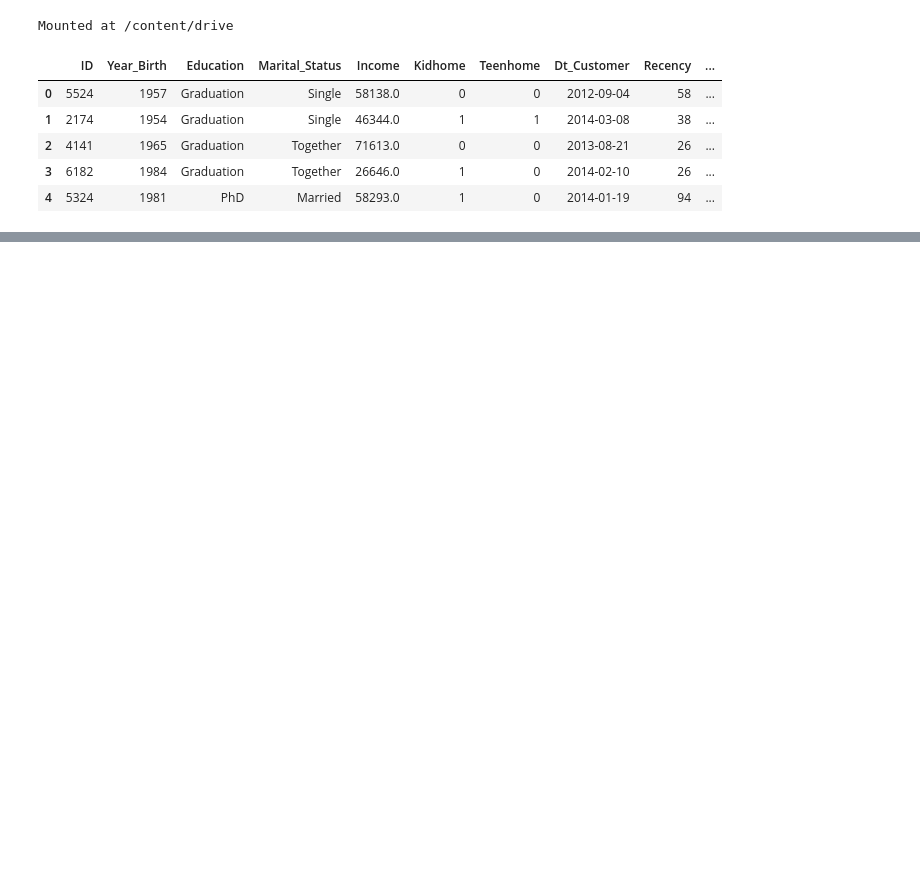
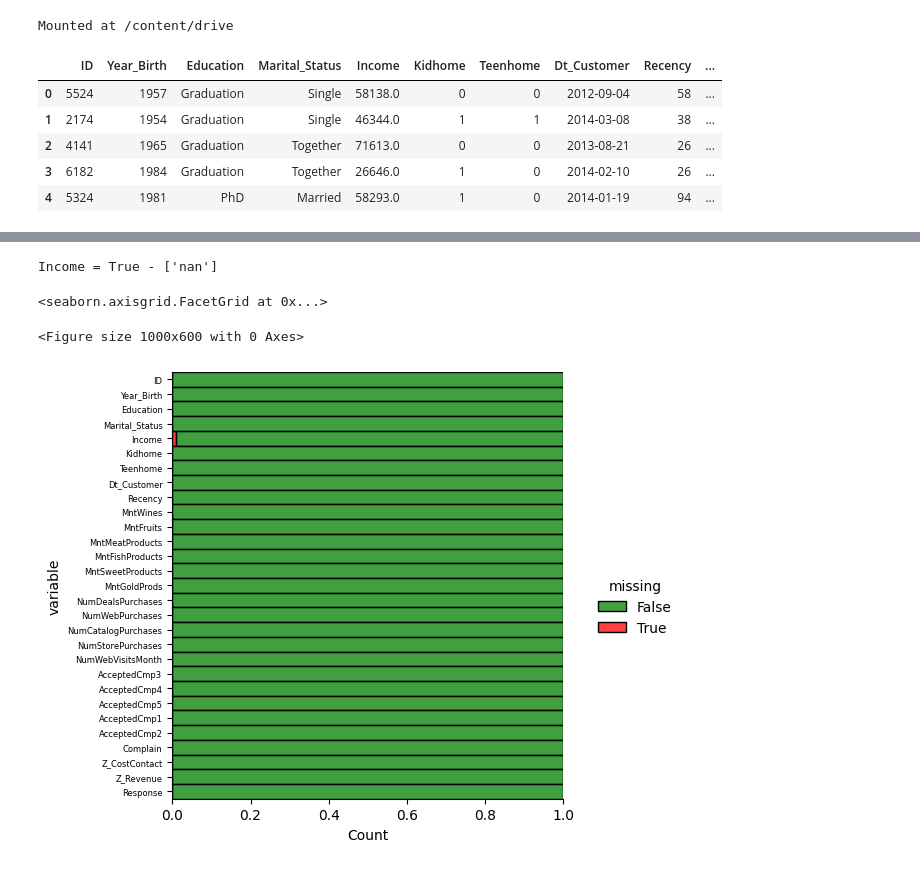
Before and after one commit to QaziSaim/Loot-Mart-marketing-campaign, a Jupyter notebook: [EDA_+_Ingiht]_Response_Prediction_Classification_Marketing_Campaign.ipynb, the cells around one changed output, grey strips where cells are left out. Drawn from its saved outputs; the diff is of its cells as text; code cells hidden in the pictures; blank space fills up the shorter version.

Commit message:
Data information

```diff
--- a/[EDA_+_Ingiht]_Response_Prediction_Classification_Marketing_Campaign.ipynb
+++ b/[EDA_+_Ingiht]_Response_Prediction_Classification_Marketing_Campaign.ipynb
@@ -190,0 +313,27 @@ data.head()
+# %%
+missing_values = ['n/a', 'na', 'nan', '-', '--', 'null', 'Null', '', ' ', '-1', -1]
+for i in data.columns:
+    dmmy_col = data[i].apply(lambda x : str(x).strip())
+    isnan = dmmy_col.isin(missing_values).any()
+    miss = np.unique(dmmy_col[dmmy_col.isin(missing_values)].values)
+    if isnan :
+        print("{} = {} - {}".format(i, isnan, miss))
+# %% [output]
+Income = True - ['nan']
+# %%
+plt.figure(figsize=(10,6))
+
+dms = sns.displot(
+    data=data.isna().melt(value_name="missing"),
+    y="variable",
+    hue="missing",
+    multiple="fill",
+    aspect=1.25,
+    palette = ["green","red"]
+)
+
+dms.set_yticklabels(size = 6)
+# %% [output]
+<seaborn.axisgrid.FacetGrid at 0x...>
+<Figure size 1000x600 with 0 Axes>
+[figure, added]
```
Also changed, not shown: parts of 21 cells of this notebook.
